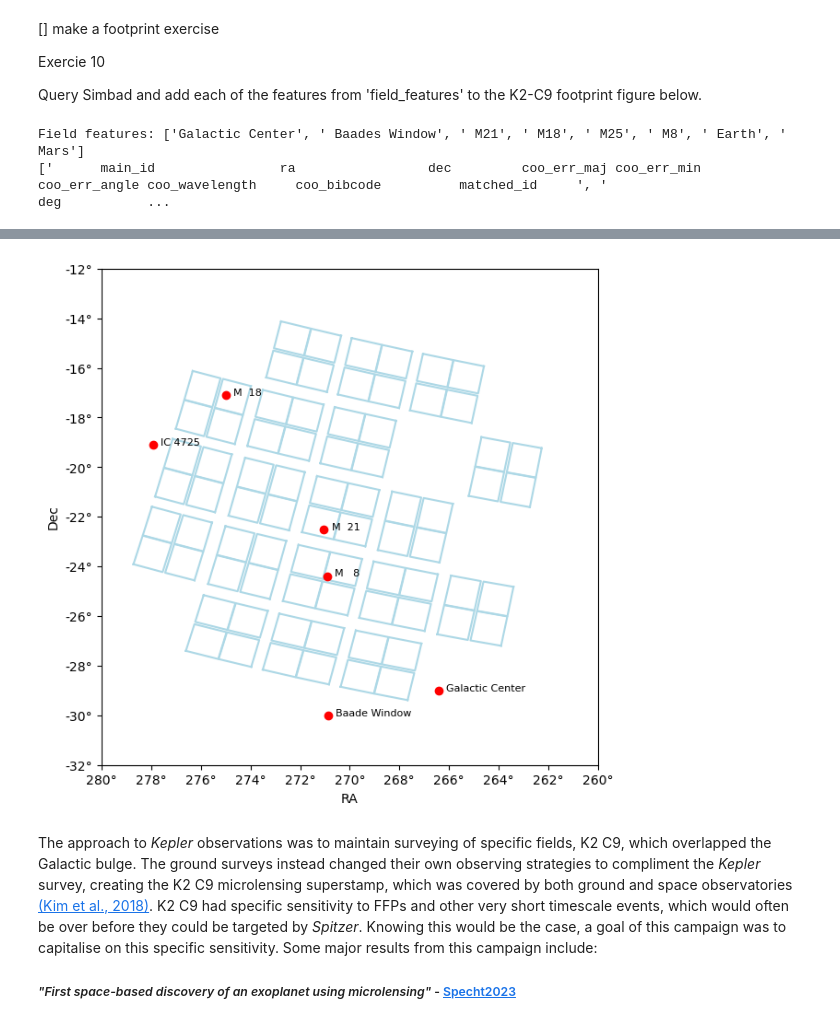
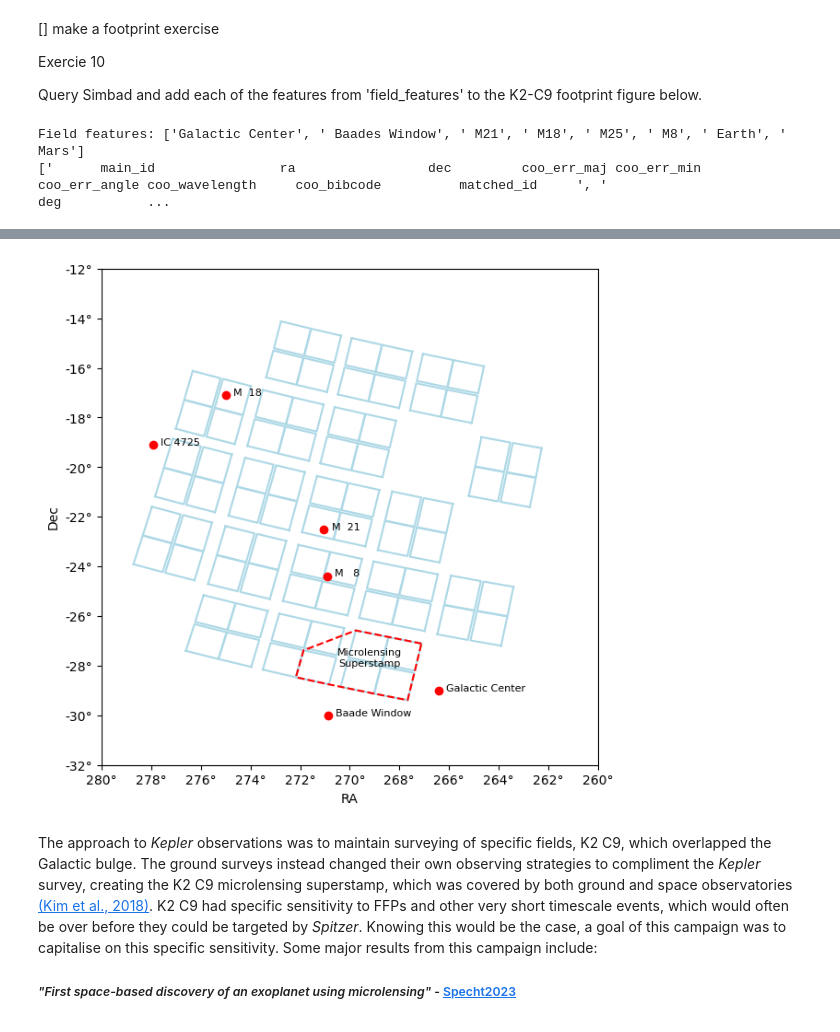
Before and after one commit to AmberLee2427/TheMicrolensersGuideToTheGalaxy, a Jupyter notebook: Notebooks/Eras.ipynb, the cells around one changed output, grey strips where cells are left out. Saved outputs shown, nothing was run; the diff lists cells and outputs as text; code cells hidden in the pictures.

Commit message:
added superstamp

```diff
--- a/Notebooks/Eras.ipynb
+++ b/Notebooks/Eras.ipynb
@@ -134,14 +135,14 @@ footprint_dictionary = json.load(open("./Data/k2-footprint.json"))
 plt.close(10)
 plt.figure(num=10, figsize=(7, 7))
 
-# Footprint
+# K2 Footprint
 channels = footprint_dictionary["c9"]["channels"]
 for c in channels.keys():
     channel = channels[c]
     plt.plot(channel["corners_ra"] + channel["corners_ra"][:1],
              channel["corners_dec"] + channel["corners_dec"][:1], color='lightblue')
 
-# other k2 details
+# Other k2 details
 start_date = footprint_dictionary["c9"]["start"]
 stop_date = footprint_dictionary["c9"]["stop"]
 field_features = footprint_dictionary["c9"]["comments"]
@@ -151,21 +152,11 @@ for feature in field_features:
         feature = feature[1:]
 print('Field features:', field_features)
 
-# # Query Simbad for valid features
-# simbad_results = {}
+# Superstamp
+ss_ra = [267.113, 269.757, 271.859, 272.169, 270.839, 269.029, 267.669, 267.376, 267.113]
+ss_dec = [-27.107, -26.580, -27.380, -28.465, -28.754, -29.124, -29.388, -28.202, -27.107]
 
-# for feature in field_features:
-#     try:
-#         result_table = Simbad.query_object(feature)
-#         if result_table is not None:
-#             simbad_results[feature] = result_table
-#     except Exception as e:
-#         print(f"Skipping {feature}: {e}")
-
-# print(simbad_results)
-
-from astropy.table import vstack
-
+# Query Simbad for valid features
 # Collect results in a list
 table_list = []
 
@@ -197,6 +188,8 @@ for ra, dec, name in zip(simbad_ra, simbad_dec, simbad_names):
 ######################
 
 # Plot stuff
+plt.plot(ss_ra, ss_dec, color='red', linestyle='dashed')
+plt.text(np.mean(ss_ra), np.mean(ss_dec), "Microlensing\nSuperstamp", fontsize=8, ha="center", color="black")
 
 # flip the x-axis
 ax = plt.gca()
@@ -225,4 +233,4 @@ Field features: ['Galactic Center', ' Baades Window', ' M21', ' M18', ' M25', '
-[figure, old version]
+[figure, new version]
 # %% [markdown]
 The approach to *Kepler* observations was to maintain surveying of specific fields, K2 C9, which overlapped the Galactic bulge. The ground surveys instead changed their own observing strategies to compliment the *Kepler* survey, creating the K2 C9 microlensing superstamp, which was covered by both ground and space observatories [(Kim et al., 2018)](https://doi.org/10.3847/1538-3881/aab76c). K2 C9 had specific sensitivity to FFPs and other very short timescale events, which would often be over before they could be targeted by *Spitzer*. Knowing this would be the case, a goal of this campaign was to capitalise on this specific sensitivity. Some major results from this campaign include:
 
```
Also changed, not shown: parts of 2 cells of this notebook.
